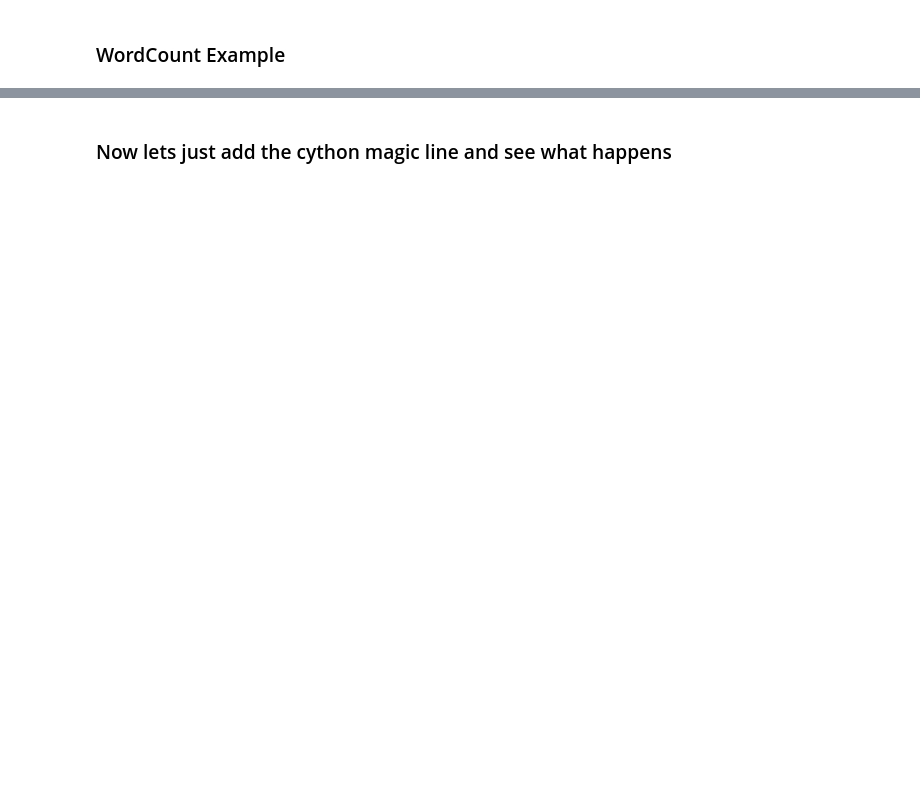
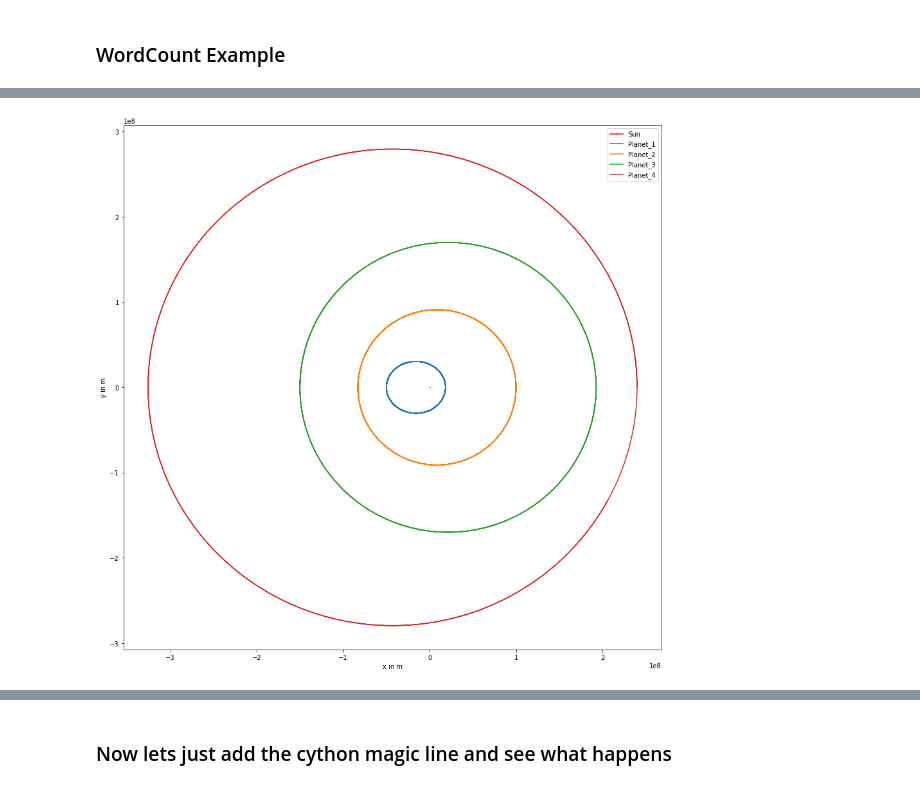
Before and after one commit to uofscphysics/STEM_Python_Course, a Jupyter notebook: Day_3/day_3_lesson.ipynb, the cells around one changed output, grey strips where cells are left out. Cells and saved outputs as stored; diff of their text form; code cells hidden in the pictures; blank space fills up the shorter version.

```diff
--- a/Day_3/day_3_lesson.ipynb
+++ b/Day_3/day_3_lesson.ipynb
@@ -137,0 +336,15 @@ words_df.head(1000).tail(10)
+# %%
+sun = planet(name="Star", mass=2.0E30)
+planet1 = planet(name="Planet_1", pos=[-5.0E7, 0, 0],  velocity=[0, 12.0E5, 0], mass=3.0E23)
+planet2 = planet(name="Planet_2",   pos=[1.0E8, 0, 0],  velocity=[0, 11.0E5, 0], mass=4.8E24)
+planet3 = planet(name="Planet_3",   pos=[-1.5E8, 0, 0],  velocity=[0, 10.0E5, 0], mass=6.0E24)
+planet4 = planet(name="Planet_4",    pos=[2.4E8, 0, 0],  velocity=[0, 8.0E5, 0], mass=6.4E23)
+
+sim = simulation(sun, planets=[planet1,planet2,planet3,planet4], num=500000, dt=0.01)
+
+# Change to run it with the mp (Multiprocessing) to see how the time changes
+#%time sim.run()
+%time sim.run_mp()
+
+sim.plot()
+# %% [output]
@@ -138 +353,2 @@ words_df.head(1000).tail(10)
+[figure, added]
 # %% [markdown]
```
Also changed, not shown: parts of 45 cells of this notebook, 2 other files.
